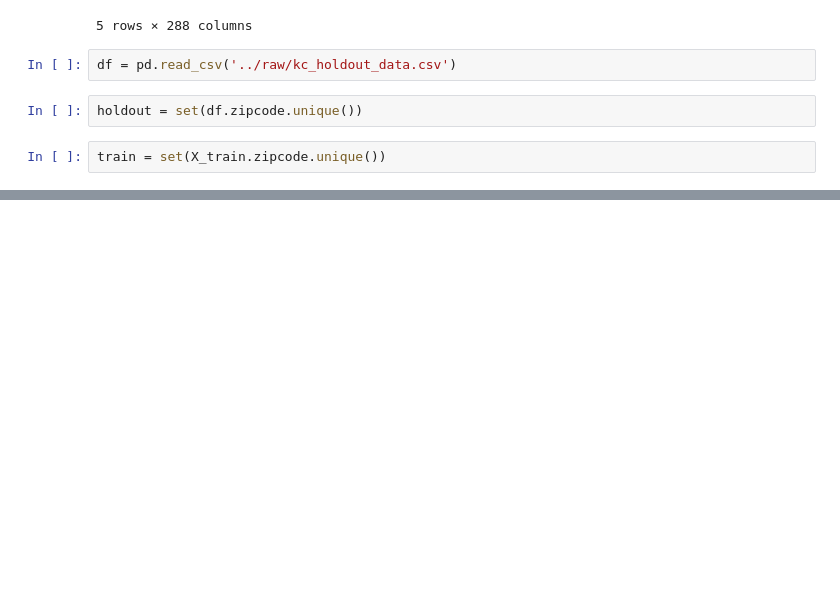
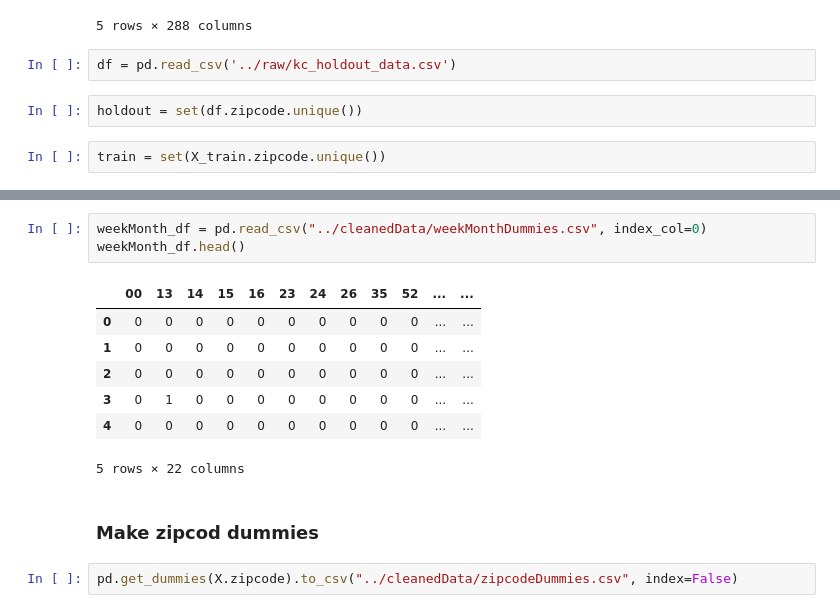
Before and after one commit to SlimHintz/King-County-Housing, a Jupyter notebook: eda/Biggest model possible!.ipynb, the cells around one changed output, grey strips where cells are left out. Saved outputs shown, nothing was run; the diff lists cells and outputs as text; blank space fills up the shorter version.

```diff
--- a/eda/Biggest model possible!.ipynb
+++ b/eda/Biggest model possible!.ipynb
@@ -297,0 +339,15 @@ set()
+# %%
+weekMonth_df = pd.read_csv("../cleanedData/weekMonthDummies.csv", index_col=0)
+weekMonth_df.head()
+# %% [output]
+|  | 00 | 13 | 14 | 15 | 16 | 23 | 24 | 26 | 35 | 52 | ... | ... |
+| 0 | 0 | 0 | 0 | 0 | 0 | 0 | 0 | 0 | 0 | 0 | ... | ... |
+| 1 | 0 | 0 | 0 | 0 | 0 | 0 | 0 | 0 | 0 | 0 | ... | ... |
+| 2 | 0 | 0 | 0 | 0 | 0 | 0 | 0 | 0 | 0 | 0 | ... | ... |
+| 3 | 0 | 1 | 0 | 0 | 0 | 0 | 0 | 0 | 0 | 0 | ... | ... |
+| 4 | 0 | 0 | 0 | 0 | 0 | 0 | 0 | 0 | 0 | 0 | ... | ... |
+5 rows × 22 columns
+# %% [markdown]
+### Make zipcod dummies
+# %%
+pd.get_dummies(X.zipcode).to_csv("../cleanedData/zipcodeDummies.csv", index=False)
```
Also changed, not shown: parts of 7 cells of this notebook, 6 other files.
